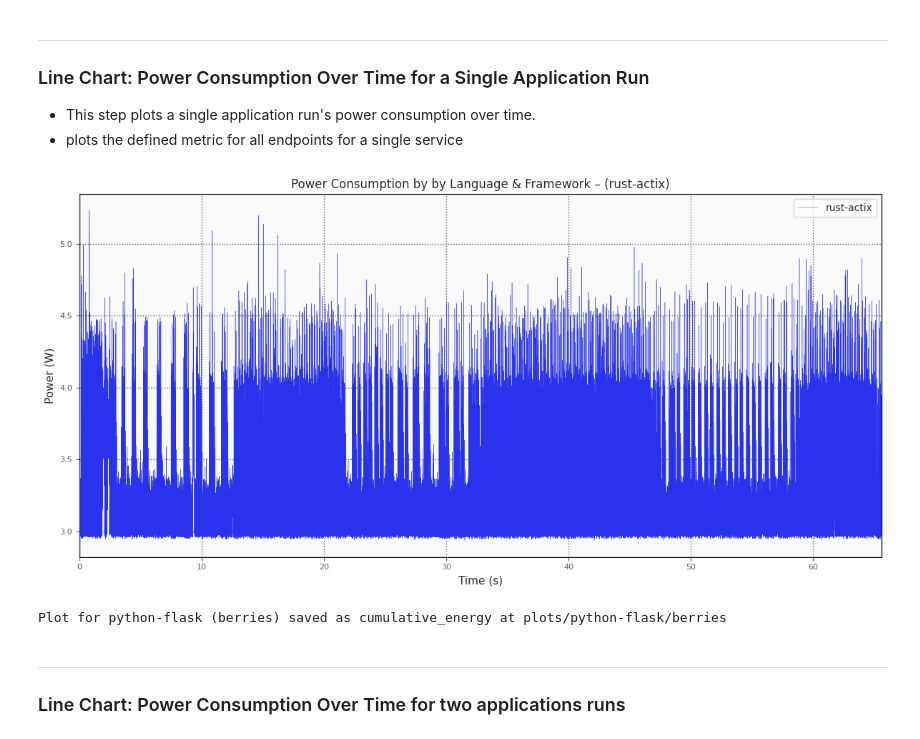
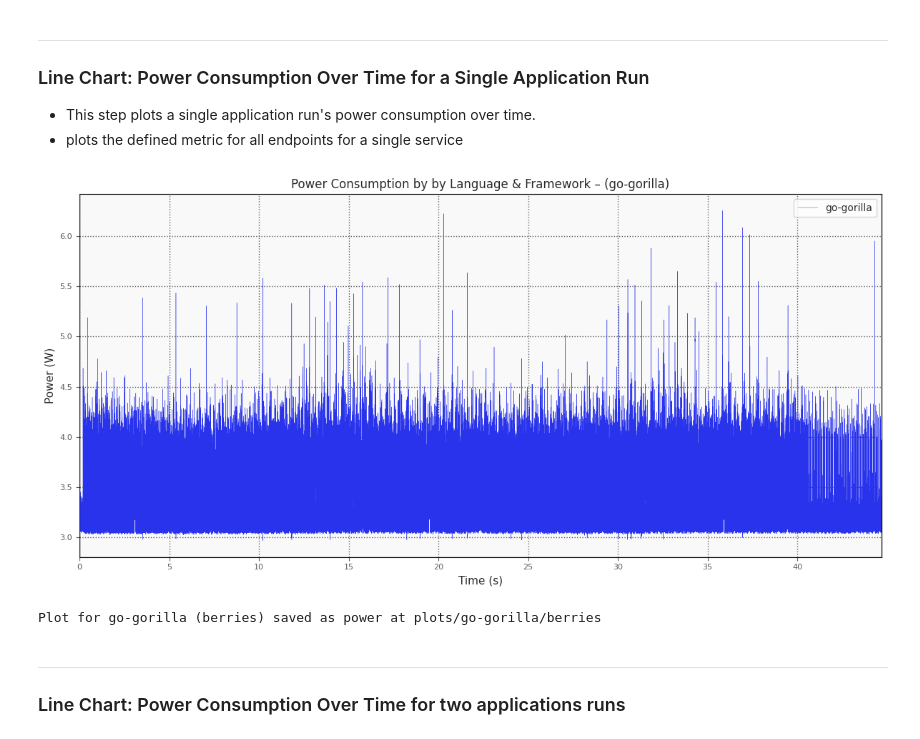
Before and after one commit to WAEC-T/data-analysis, a Jupyter notebook: berries-pipline-data-analysis.ipynb, the cells around one changed output. Cells and saved outputs as stored; diff of their text form; code cells hidden in the pictures.

```diff
--- a/berries-pipline-data-analysis.ipynb
+++ b/berries-pipline-data-analysis.ipynb
@@ -20,7 +20,7 @@
 import os
 import pandas as pd
 
-SERVICES  = ['python-flask', 'go-gorilla', 'rust-actix'] # rust-actix
+SERVICES  = ['rust-actix', 'ruby-sinatra', 'python-flask', 'go-gorilla'] # 'python-flask', 'go-gorilla',
 base_dir = 'data/out'
 dir_out = 'plots/'
 data_dict = {}
@@ -40,19 +40,30 @@ for service in SERVICES:
         if file_name.endswith(".csv"):
             if "power" in file_name:
                 df_power = pd.read_csv(file_path)
+                df_power = df_power[df_power['iteration'] != 0]
+
                 # Calculate timedelta and energy for each row
-                df_power['timedelta'] = df_power['timestamp'].diff()
-                df_power['energy'] = df_power['power'] * df_power['timedelta']
-                # Fill NaN values with 0
+                grouped = df_power.groupby('iteration')
+                df_power['timedelta'] = grouped['timestamp'].diff()
+                df_power['timedelta'] = df_power['timedelta'].fillna(0)
+                df_power['energy'] = grouped.apply(
+                    lambda group: group['power'] * group['timedelta']
+                ).reset_index(level=0, drop=True)
                 df_power['energy'] = df_power['energy'].fillna(0)
-                df_power['timedelta'] = df_power['timedelta'].fillna(0)
-                # Create cumulative energy column
-                df_power['cumulative_energy'] = df_power['energy'].cumsum()
+
+                # Calculate cumulative energy per iteration
+                df_power['cumulative_energy'] = grouped['energy'].cumsum()
+
                 # Create timedelta index
-                df_power['timedelta_index'] = df_power['timestamp'].diff().fillna(0).cumsum()
+                df_power['timedelta_index'] = df_power.groupby('iteration')['timestamp'].diff().fillna(0).cumsum()
                 df_power.set_index('timedelta_index', inplace=True)
                 df_power.sort_index(inplace=True)
+
                 # Store DataFrame in data_dict
                 data_dict[service] = df_power
             else:
                 print("dataframe power does not exist")
+
+# discard iteration 0
+for service in SERVICES:
+    data_dict[service] = data_dict[service][data_dict[service]['iteration'] != 0]
@@ -181,9 +235,9 @@ flierprops = {
 from matplotlib import pyplot as plt
 from matplotlib.patches import Rectangle
 
-waect_service = 'rust-actix' # define service to be ploted
+waect_service = 'go-gorilla' # define service to be ploted
 metric = 'power' # define metric to be ploted `power` and `energy`
-df = data_dict[waect_service]
+df = data_dict[waect_service][data_dict[waect_service]['iteration'] == 1]
 
 # settings for this plot
 labels_fontsize = 11
@@ -209,39 +263,39 @@ if metric == 'cumulative_energy':
         df.index,
         df[metric],
         color='#2933EB',
         alpha=0.3
     )
 
 # Set title and labels
 title, x_label, y_label = define_title_xlable_ylable_line_chart(metric)
 
 ax.grid(True, linestyle='dotted', linewidth=1, color=tick_color)  # Setting custom grid color
 ax.set_title(f'{title} – ({waect_service})', color=labels_fontcolor, fontsize=title_fontsize)  # Set an appropriate title
 ax.set_xlabel(f"{x_label}", color=labels_fontcolor, fontsize=labels_fontsize,)  # Set an appropriate label for the x-axis
 ax.set_ylabel(f"{y_label}", color=labels_fontcolor, fontsize=labels_fontsize)  # Label for the y-axis
 ax.tick_params(labelsize=8, color=tick_color, labelcolor=tick_color)
 ax.autoscale(enable=True, axis="x", tight=True)
 
 border = Rectangle(
     (0, 0), 1, 1,
     transform=ax.transAxes,
     facecolor='none',
     edgecolor=tick_color,
     linewidth=1.0
 )
 
 ax.add_patch(border)
 
 ax.legend([waect_service], loc='upper right', fontsize=10, labelcolor=labels_fontcolor,facecolor="white", framealpha=0.8)
 plt.tight_layout()
 plt.show()
 # %% [output]
-[figure, old version]
+[figure, new version]
 # %%
 # Save the plot
 save_plot(fig, waect_service, "berries", metric)
 # %% [output]
-Plot for python-flask (berries) saved as cumulative_energy at plots/python-flask/berries
+Plot for go-gorilla (berries) saved as power at plots/go-gorilla/berries
 # %% [markdown]
 ---
 ### Line Chart: Power Consumption Over Time for two applications runs
```
Also changed, not shown: parts of 15 cells of this notebook, 35 other files.
